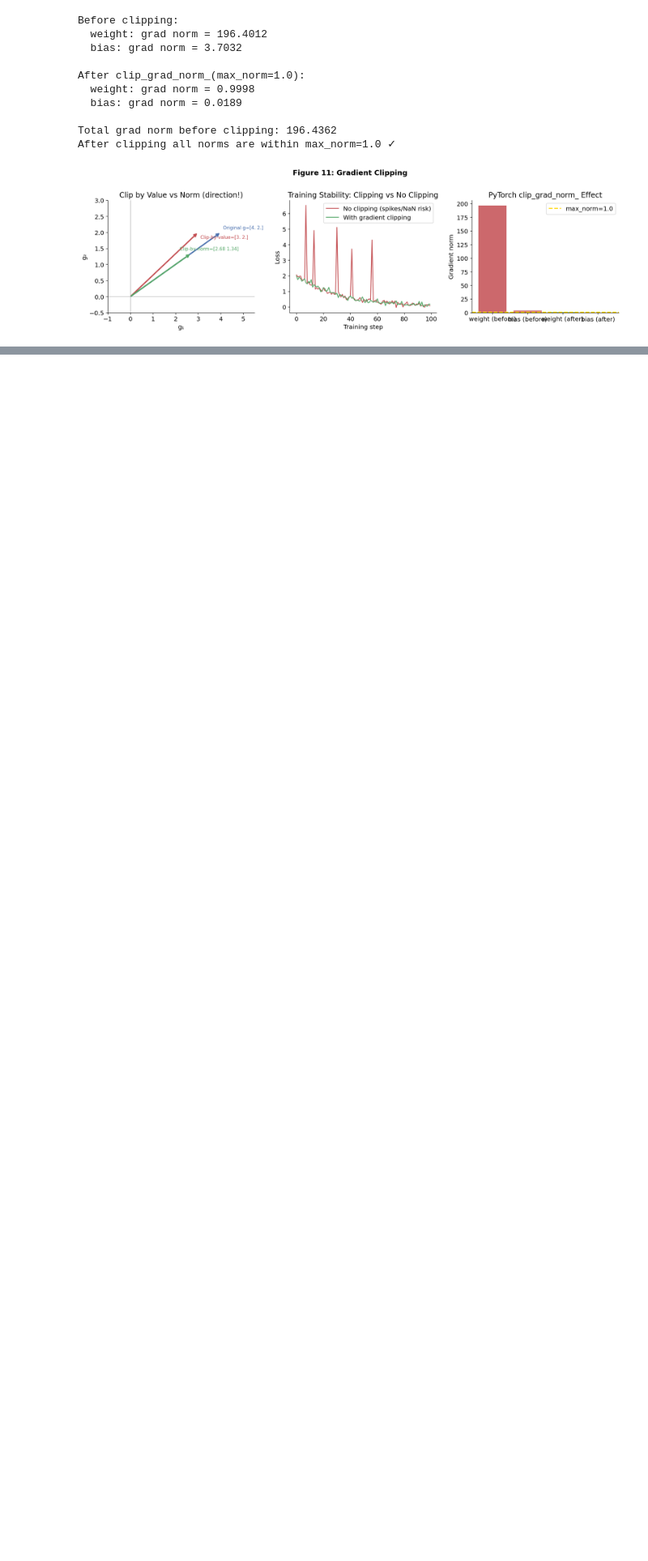
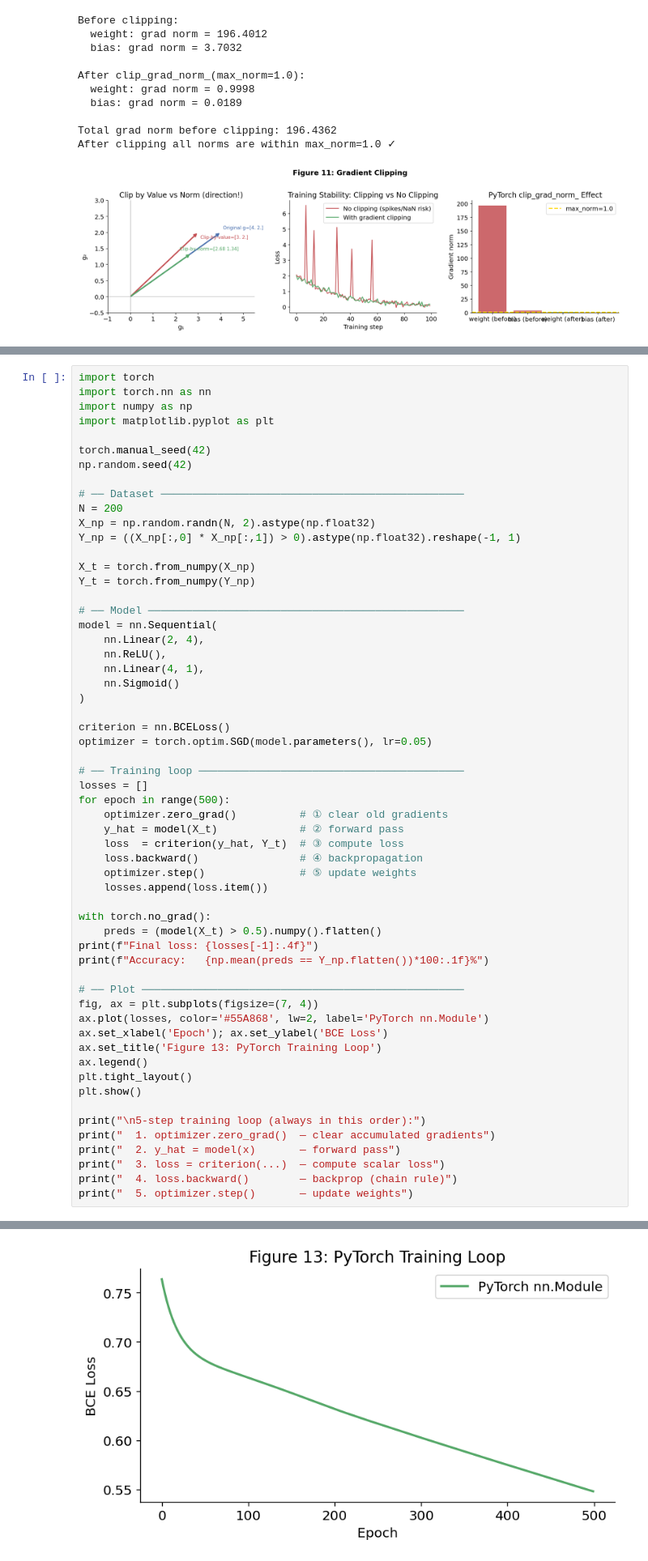
Before and after one commit to Lmalviya/deeplearning, a Jupyter notebook: notes/02_training_loss_backprop.ipynb, the cells around one changed output, grey strips where cells are left out. Shown at 81% size. Cells and saved outputs as stored; diff of their text form; blank space fills up the shorter version.

```diff
--- a/notes/02_training_loss_backprop.ipynb
+++ b/notes/02_training_loss_backprop.ipynb
@@ -2390,0 +1687,59 @@ for epoch in range(5):
+# %%
+import torch
+import torch.nn as nn
+import numpy as np
+import matplotlib.pyplot as plt
+
+torch.manual_seed(42)
+np.random.seed(42)
+
+# ── Dataset ────────────────────────────────────────────────
+N = 200
+X_np = np.random.randn(N, 2).astype(np.float32)
+Y_np = ((X_np[:,0] * X_np[:,1]) > 0).astype(np.float32).reshape(-1, 1)
+
+X_t = torch.from_numpy(X_np)
+Y_t = torch.from_numpy(Y_np)
+
+# ── Model ──────────────────────────────────────────────────
+model = nn.Sequential(
+    nn.Linear(2, 4),
+    nn.ReLU(),
+    nn.Linear(4, 1),
+    nn.Sigmoid()
+)
+
+criterion = nn.BCELoss()
+optimizer = torch.optim.SGD(model.parameters(), lr=0.05)
+
+# ── Training loop ──────────────────────────────────────────
+losses = []
+for epoch in range(500):
+    optimizer.zero_grad()          # ① clear old gradients
+    y_hat = model(X_t)             # ② forward pass
+    loss  = criterion(y_hat, Y_t)  # ③ compute loss
+    loss.backward()                # ④ backpropagation
+    optimizer.step()               # ⑤ update weights
+    losses.append(loss.item())
+
+with torch.no_grad():
+    preds = (model(X_t) > 0.5).numpy().flatten()
+print(f"Final loss: {losses[-1]:.4f}")
+print(f"Accuracy:   {np.mean(preds == Y_np.flatten())*100:.1f}%")
+
+# ── Plot ───────────────────────────────────────────────────
+fig, ax = plt.subplots(figsize=(7, 4))
+ax.plot(losses, color='#55A868', lw=2, label='PyTorch nn.Module')
+ax.set_xlabel('Epoch'); ax.set_ylabel('BCE Loss')
+ax.set_title('Figure 13: PyTorch Training Loop')
+ax.legend()
+plt.tight_layout()
+plt.show()
+
+print("\n5-step training loop (always in this order):")
+print("  1. optimizer.zero_grad()  — clear accumulated gradients")
+print("  2. y_hat = model(x)       — forward pass")
+print("  3. loss = criterion(...)  — compute scalar loss")
+print("  4. loss.backward()        — backprop (chain rule)")
+print("  5. optimizer.step()       — update weights")
+# %% [output]
@@ -2390,0 +1748 @@ for epoch in range(5):
+[figure, added]
```
Also changed, not shown: parts of 19 cells of this notebook.
